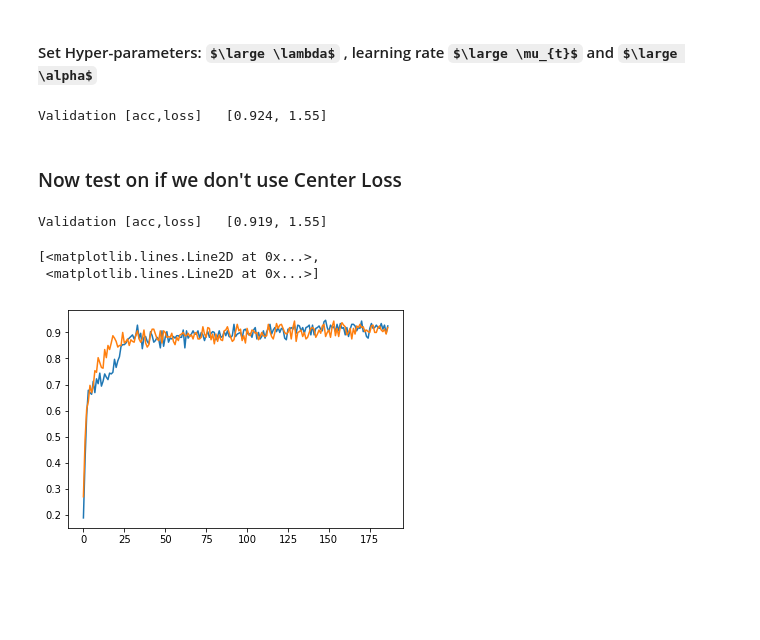
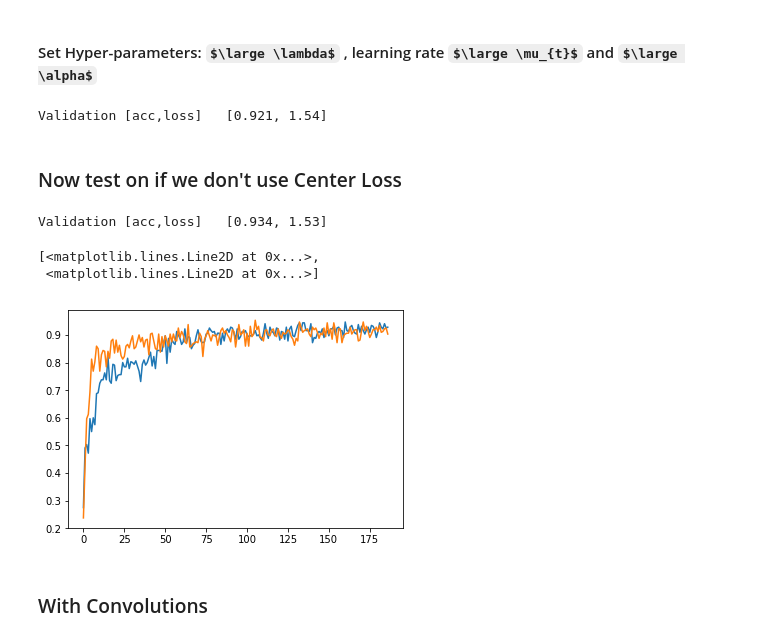
Before and after one commit to raynardj/python4ml, a Jupyter notebook: centerloss_in_pytorch.ipynb, the cells around one changed output. Cells and saved outputs as stored; diff of their text form; code cells hidden in the pictures; some formulas as TeX source; blank space fills up the shorter version.

```diff
--- a/centerloss_in_pytorch.ipynb
+++ b/centerloss_in_pytorch.ipynb
@@ -80,8 +80,8 @@ class center_loss(nn.Module):
         # print(x.t().size(),lbl.mm(self.centers.t()).size())
         return torch.mean(torch.pow(x-lbl.mm(self.centers.t()),2))
 # %%
-dnn = dnn_mnist(100)
-clmd = center_loss(100,10)
+dnn = dnn_mnist(500)
+clmd = center_loss(500,10)
 # %%
 params_dnn = list(dnn.parameters())
 params_theta = params_dnn[:2]
@@ -133,4 +131,7 @@ acc_stat1 = []
 # %%
+# A list for register scores
+acc_stat1 = []
+
 for epoch in range(1):
     train_gen,val_gen = iter(train_loader),iter(val_loader)
     r_loss_t,r_loss_s,r_loss_c,r_acc=0,0,0,0
@@ -208,7 +209,7 @@ for epoch in range(1):
     val_l /= len(val_loader)
     print("Validation [acc,loss]\t[%.3f,\t%.2f]"%(val_acc,val_l))
 # %% [output]
-Validation [acc,loss]   [0.924, 1.55]
+Validation [acc,loss]   [0.921, 1.54]
 # %% [markdown]
 ### Now test on if we don't use Center Loss
 # %%
@@ -283,13 +284,15 @@ for epoch in range(1):
     val_l /= len(val_loader)
     print("Validation [acc,loss]\t[%.3f,\t%.2f]"%(val_acc,val_l))
 # %% [output]
-Validation [acc,loss]   [0.919, 1.55]
+Validation [acc,loss]   [0.934, 1.53]
 # %%
 from matplotlib import pyplot as plt
 %matplotlib inline
 # %%
-plt.plot(range(len(acc_stat1)),acc_stat1,range(len(acc_stat1)),acc_stat2)
+plt.plot(range(len(acc_stat1)),acc_stat1,range(len(acc_stat2)),acc_stat2)
 # %% [output]
 [<matplotlib.lines.Line2D at 0x...>,
  <matplotlib.lines.Line2D at 0x...>]
-[figure, old version]
+[figure, new version]
+# %% [markdown]
+### With Convolutions
```
Also changed, not shown: parts of 11 cells of this notebook.
